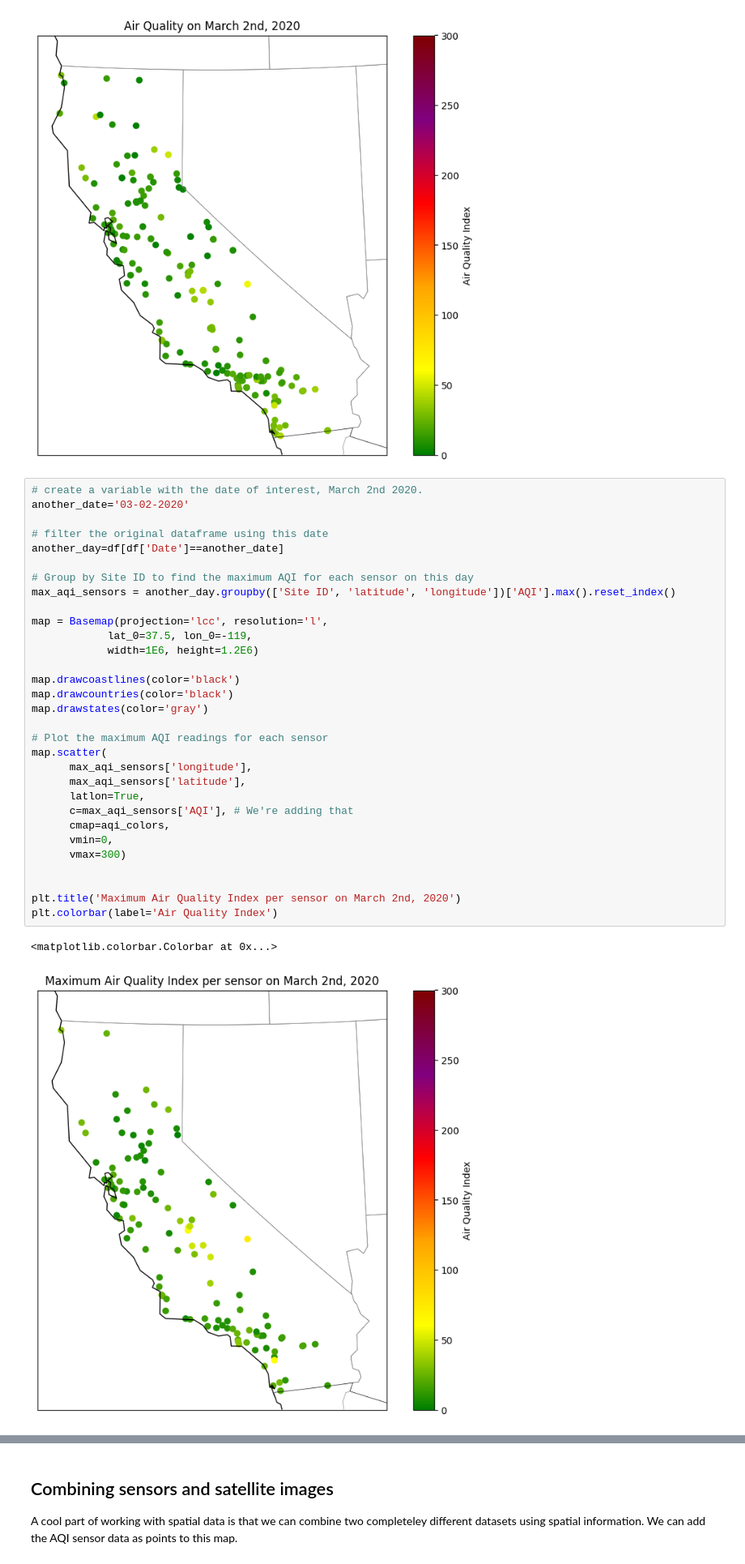
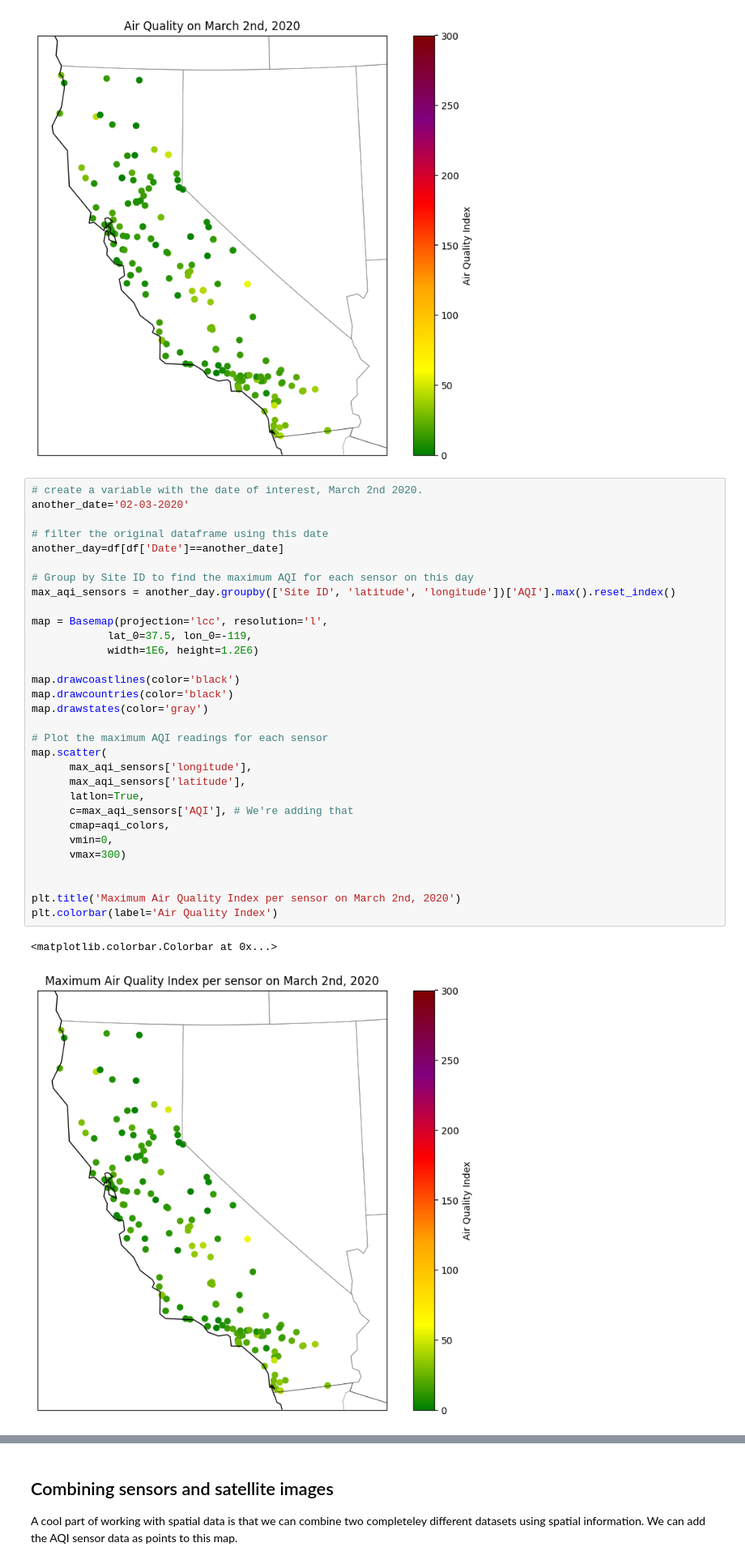
Before and after one commit to Maiasamberger/QM2, a Jupyter notebook: notebooks/W03. Spatial Data.ipynb, the cells around one changed output, grey strips where cells are left out. Shown at 81% size. Saved outputs shown, nothing was run; the diff lists cells and outputs as text.

```diff
--- a/notebooks/W03. Spatial Data.ipynb
+++ b/notebooks/W03. Spatial Data.ipynb
@@ -474,38 +474,38 @@ plt.colorbar(label='Air Quality Index');
 [figure]
 # %%
 # create a variable with the date of interest, March 2nd 2020.
-another_date='03-02-2020'
+another_date='02-03-2020'
 
 # filter the original dataframe using this date
 another_day=df[df['Date']==another_date]
 
 # Group by Site ID to find the maximum AQI for each sensor on this day
 max_aqi_sensors = another_day.groupby(['Site ID', 'latitude', 'longitude'])['AQI'].max().reset_index()
 
 map = Basemap(projection='lcc', resolution='l',
             lat_0=37.5, lon_0=-119,
             width=1E6, height=1.2E6)
 
 map.drawcoastlines(color='black')
 map.drawcountries(color='black')
 map.drawstates(color='gray')
 
 # Plot the maximum AQI readings for each sensor
 map.scatter(
       max_aqi_sensors['longitude'],
       max_aqi_sensors['latitude'],
       latlon=True,
       c=max_aqi_sensors['AQI'], # We're adding that
       cmap=aqi_colors,
       vmin=0,
       vmax=300)
 
 
 plt.title('Maximum Air Quality Index per sensor on March 2nd, 2020')
 plt.colorbar(label='Air Quality Index')
 # %% [output]
 <matplotlib.colorbar.Colorbar at 0x...>
-[figure, old version]
+[figure, new version]
 # %% [markdown]
 If you've followed along this far, well done! we've come a long way from a spreadsheet full of sensor readings. But we can go even further!
 
```
Also changed, not shown: parts of 6 cells of this notebook.
